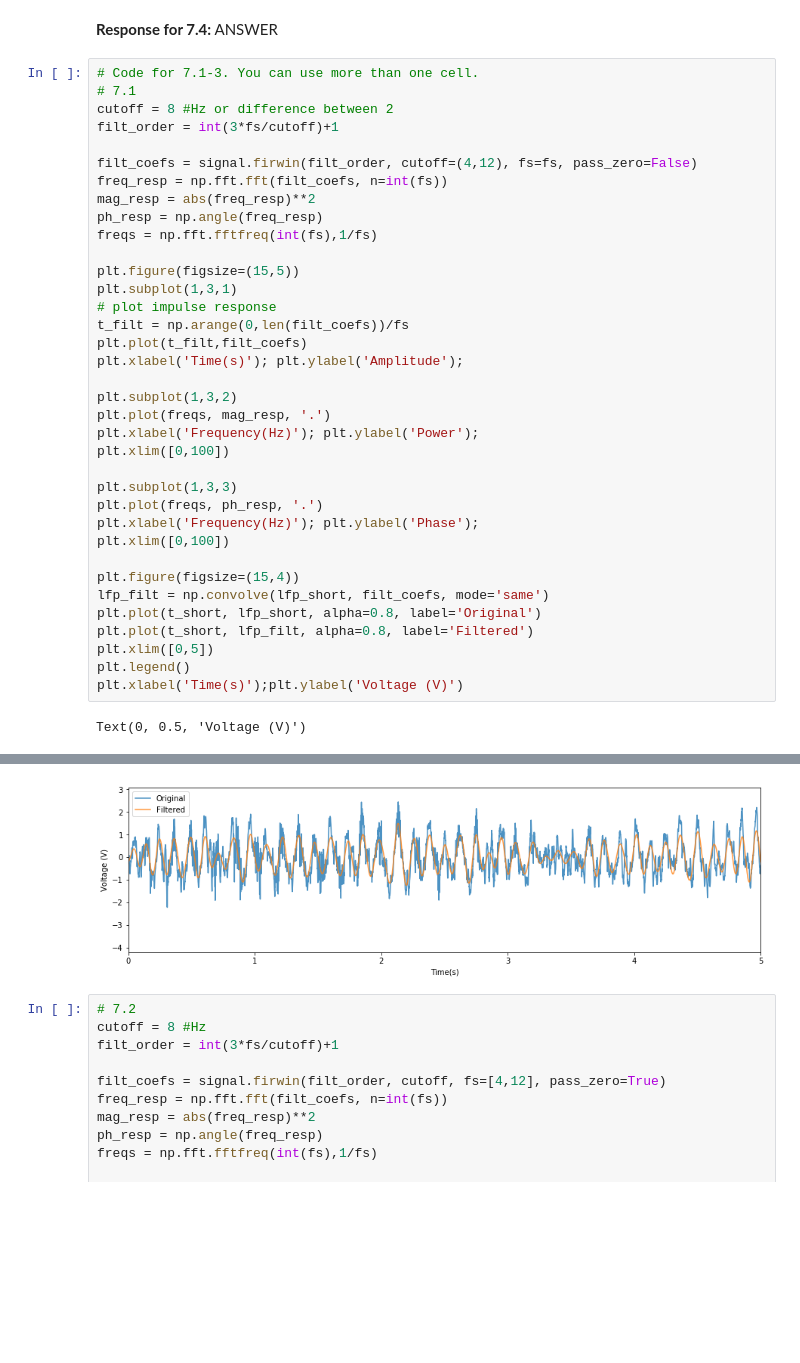
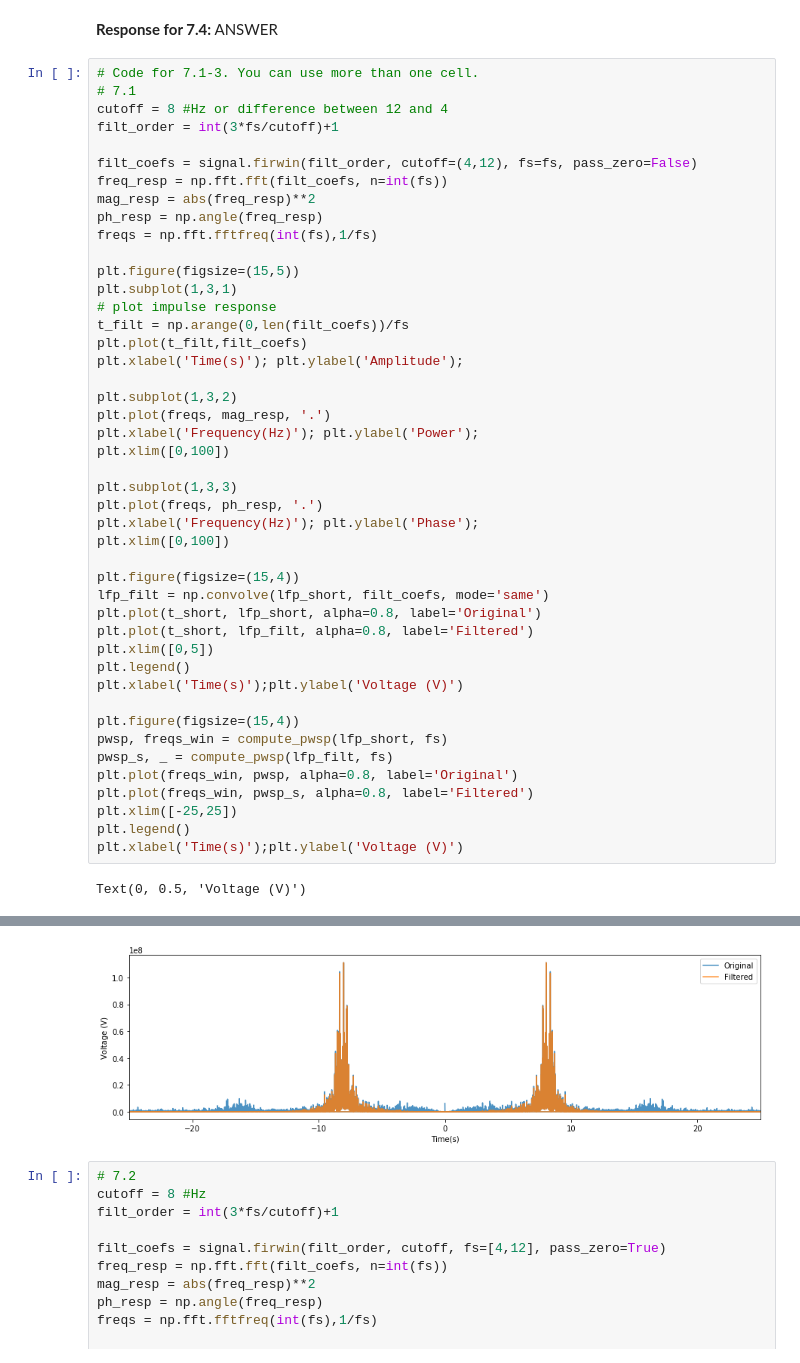
Before and after one commit to kevinice95/COGS118C, a Jupyter notebook: Assignments/A3-TimeFrequencyFiltering.ipynb, the cells around one changed output, grey strips where cells are left out. Cells and saved outputs as stored; diff of their text form; blank space fills up the shorter version.

Commit message:
got first plot to work

```diff
--- a/Assignments/A3-TimeFrequencyFiltering.ipynb
+++ b/Assignments/A3-TimeFrequencyFiltering.ipynb
@@ -671,7 +671,7 @@ Following the template from above, do the following:
 # %%
 # Code for 7.1-3. You can use more than one cell.
 # 7.1
-cutoff = 8 #Hz or difference between 2
+cutoff = 8 #Hz or difference between 12 and 4
 filt_order = int(3*fs/cutoff)+1
 
 filt_coefs = signal.firwin(filt_order, cutoff=(4,12), fs=fs, pass_zero=False)
@@ -681,34 +681,43 @@ ph_resp = np.angle(freq_resp)
 freqs = np.fft.fftfreq(int(fs),1/fs)
 
 plt.figure(figsize=(15,5))
 plt.subplot(1,3,1)
 # plot impulse response
 t_filt = np.arange(0,len(filt_coefs))/fs
 plt.plot(t_filt,filt_coefs)
 plt.xlabel('Time(s)'); plt.ylabel('Amplitude');
 
 plt.subplot(1,3,2)
 plt.plot(freqs, mag_resp, '.')
 plt.xlabel('Frequency(Hz)'); plt.ylabel('Power');
 plt.xlim([0,100])
 
 plt.subplot(1,3,3)
 plt.plot(freqs, ph_resp, '.')
 plt.xlabel('Frequency(Hz)'); plt.ylabel('Phase');
 plt.xlim([0,100])
 
 plt.figure(figsize=(15,4))
 lfp_filt = np.convolve(lfp_short, filt_coefs, mode='same')
 plt.plot(t_short, lfp_short, alpha=0.8, label='Original')
 plt.plot(t_short, lfp_filt, alpha=0.8, label='Filtered')
 plt.xlim([0,5])
 plt.legend()
 plt.xlabel('Time(s)');plt.ylabel('Voltage (V)')
+
+plt.figure(figsize=(15,4))
+pwsp, freqs_win = compute_pwsp(lfp_short, fs)
+pwsp_s, _ = compute_pwsp(lfp_filt, fs)
+plt.plot(freqs_win, pwsp, alpha=0.8, label='Original')
+plt.plot(freqs_win, pwsp_s, alpha=0.8, label='Filtered')
+plt.xlim([-25,25])
+plt.legend()
+plt.xlabel('Time(s)');plt.ylabel('Voltage (V)')
 # %% [output]
 Text(0, 0.5, 'Voltage (V)')
 [figure]
 [figure]
-[figure, old version]
+[figure, new version]
 # %%
 # 7.2
 cutoff = 8 #Hz
```
